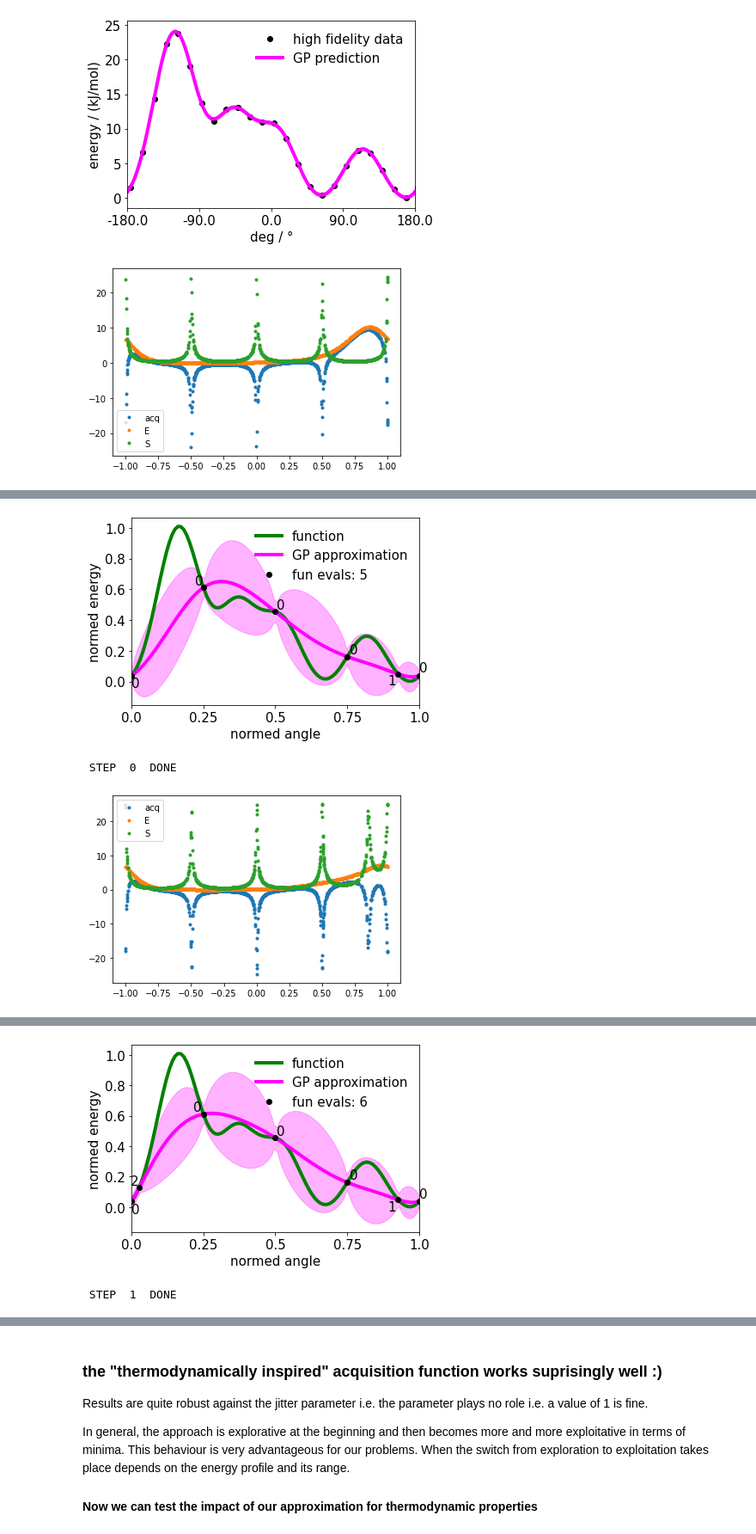
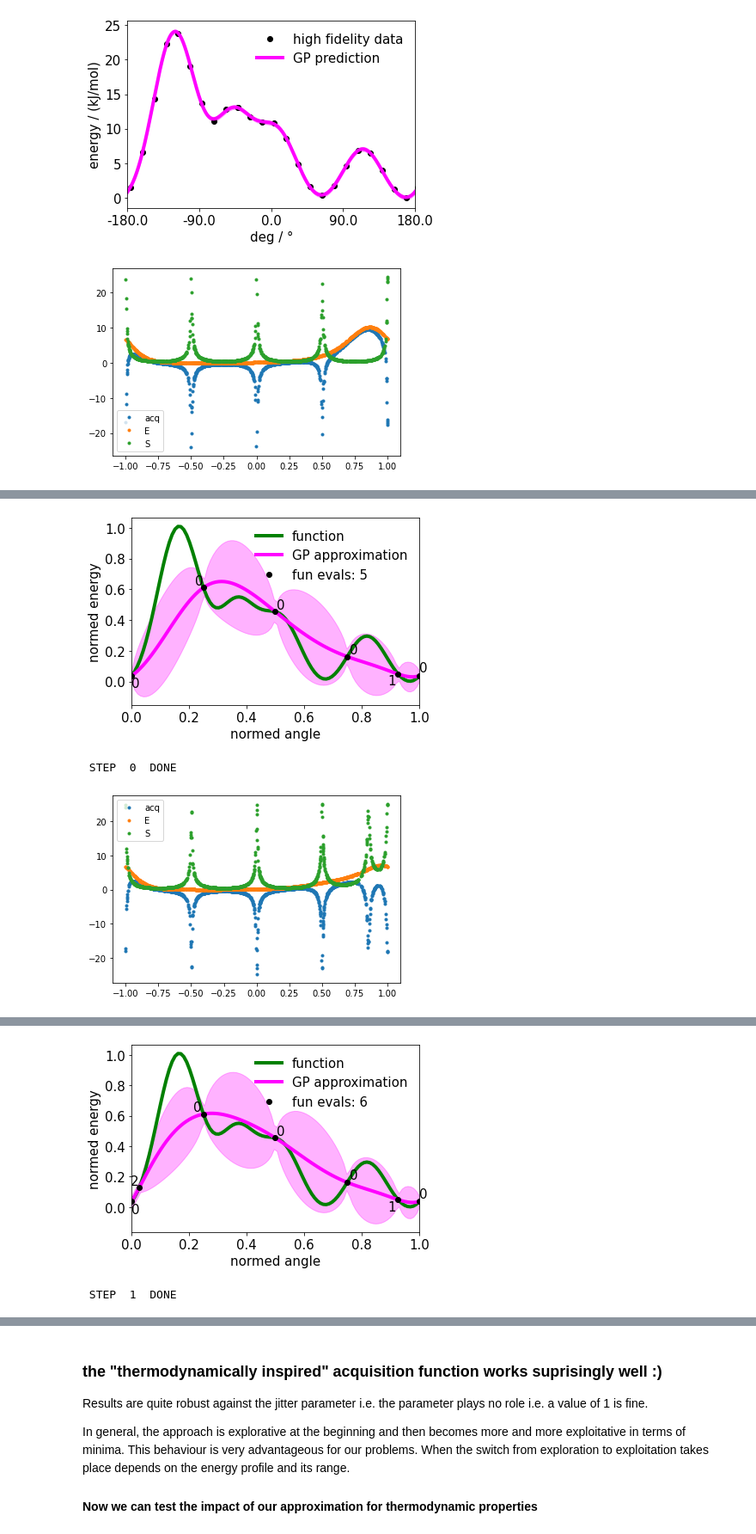
Before and after one commit to maxfleck/tamkintools-multi-fidelity-bayesian, a Jupyter notebook: DMM_R3H+CH3/ThermoAcquisition_thermoProps.ipynb, the cells around one changed output, grey strips where cells are left out. Shown at 86% size. Cells and saved outputs as stored; diff of their text form; code cells hidden in the pictures.

```diff
--- a/DMM_R3H+CH3/ThermoAcquisition_thermoProps.ipynb
+++ b/DMM_R3H+CH3/ThermoAcquisition_thermoProps.ipynb
@@ -427,7 +429,7 @@ change max_iter and compare thermo output to reference !!
 
 # --- Stop conditions
 max_time  = None
-max_iter  = 7
+max_iter  = 14
 tolerance = 1e-8     # distance between two consecutive observations
                      # if we're sampling a region in such fine detail then it is likely that we've found the true min.
 
@@ -483,7 +485,7 @@ for iii in range(max_iter):
     plt.xlim(-1,1)
     plt.ylabel("energy / (kJ/mol)",fontsize=fsize)
     plt.ylabel("normed energy",fontsize=fsize)
-    plt.xticks( np.linspace( -1,1,5 )  ,np.linspace( 0, 1, 5) ,fontsize=fsize)
+    plt.xticks( np.linspace( -1,1,6 )  , np.around(np.linspace( 0, 1, 6),1) ,fontsize=fsize)
     plt.xlabel("deg / °",fontsize=fsize)
     plt.xlabel("normed angle",fontsize=fsize)
     plt.yticks(fontsize=fsize)
@@ -500,3 +502,3 @@ num acquisition: 1, time elapsed: 0.78s
-[figure, old version]
+[figure, new version]
  STEP  0  DONE
 [figure]
@@ -504,3 +506,3 @@ num acquisition: 1, time elapsed: 0.68s
-[figure, old version]
+[figure, new version]
  STEP  1  DONE
 [figure]
```
Also changed, not shown: parts of 4 cells of this notebook, 36 other files.
